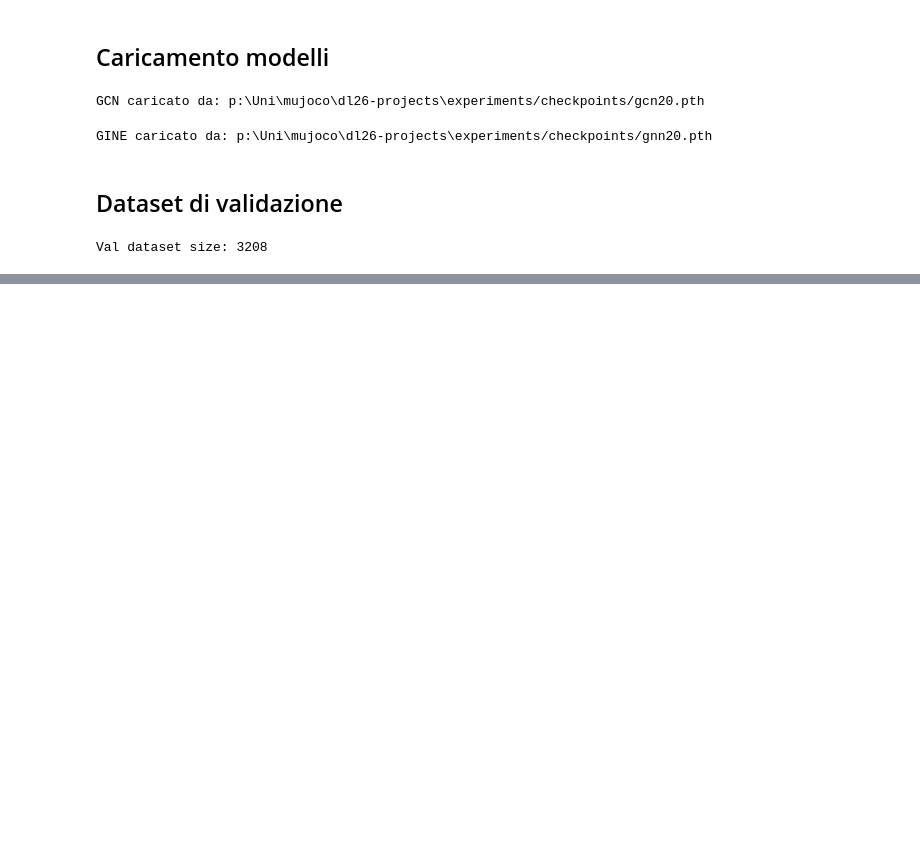
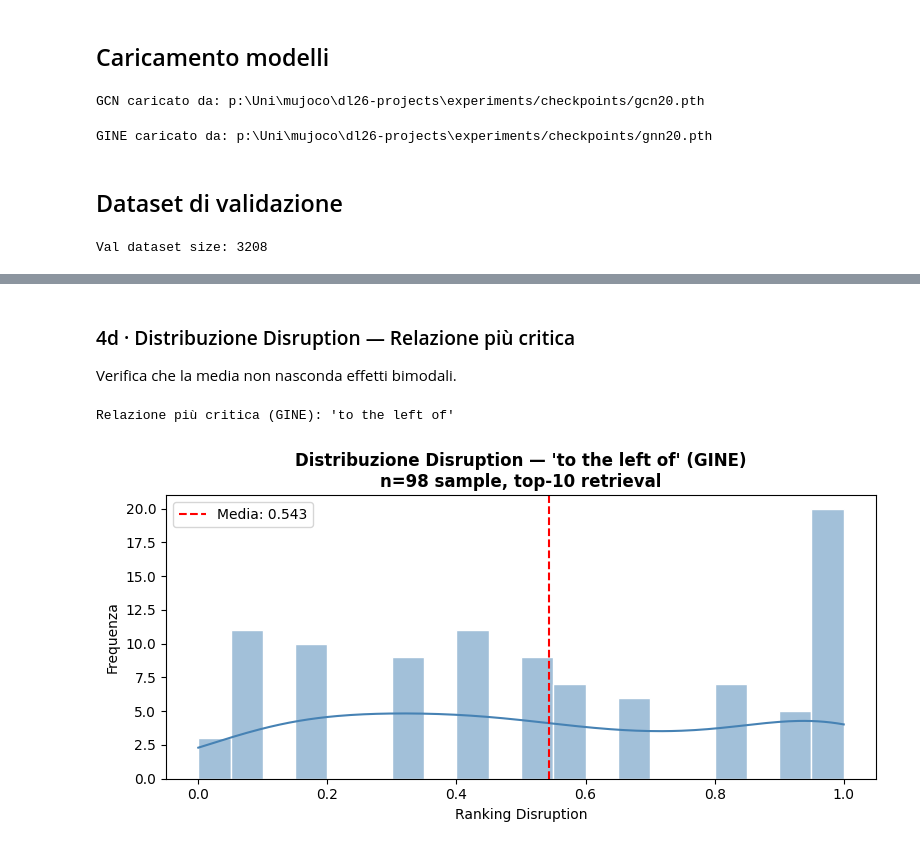
Before and after one commit to LenionK/dl26-projects, a Jupyter notebook: notebooks/GraphGradCAM.ipynb, the cells around one changed output, grey strips where cells are left out. Drawn from its saved outputs; the diff is of its cells as text; code cells hidden in the pictures; blank space fills up the shorter version.

```diff
--- a/notebooks/GraphGradCAM.ipynb
+++ b/notebooks/GraphGradCAM.ipynb
@@ -272,0 +301,10 @@ Analisi archi (GCN — GNNExplainer) su 50 campioni...
+# %%
+NUM_SAMPLES = 100
+
+print("Robustness GINE...")
+rob_gine = robustness_by_relation_type(
+    gine_model, val_dataset_gine, rel_vocab_gine, device,
+    num_samples=NUM_SAMPLES, model_type="gine"
+)
+print("\nTop-10 relazioni critiche (delta embedding) — GINE:")
+print(rob_gine.head(10).to_string())
@@ -272,0 +332,11 @@ Analisi archi (GCN — GNNExplainer) su 50 campioni...
+# %%
+TOPK = 10
+
+print("Focal Point Analysis — GINE...")
+focal_gine = focal_point_analysis(
+    gine_model, val_dataset_gine, gallery_embs_gine, rel_vocab_gine,
+    device=device, topk=TOPK, num_samples=NUM_SAMPLES, model_type="gine"
+)
+
+print("\nTop-10 focal point relazioni — GINE:")
+print(focal_gine.head(10).to_string())
@@ -272,0 +357,21 @@ Analisi archi (GCN — GNNExplainer) su 50 campioni...
+# %% [markdown]
+### 4d · Distribuzione Disruption — Relazione più critica
+
+Verifica che la media non nasconda effetti bimodali.
+# %%
+top_rel = focal_gine.index[0]
+print(f"Relazione più critica (GINE): '{top_rel}'")
+
+plot_disruption_distribution(
+    gine_model, val_dataset_gine, gallery_embs_gine,
+    rel_vocab=rel_vocab_gine,
+    rel_name=top_rel,
+    device=device,
+    topk=TOPK,
+    num_samples=NUM_SAMPLES,
+    model_name="GINE",
+    model_type="gine",
+)
+# %% [output]
+Relazione più critica (GINE): 'to the left of'
+[figure, added]
```
Also changed, not shown: parts of 26 cells of this notebook, 1 other file.
